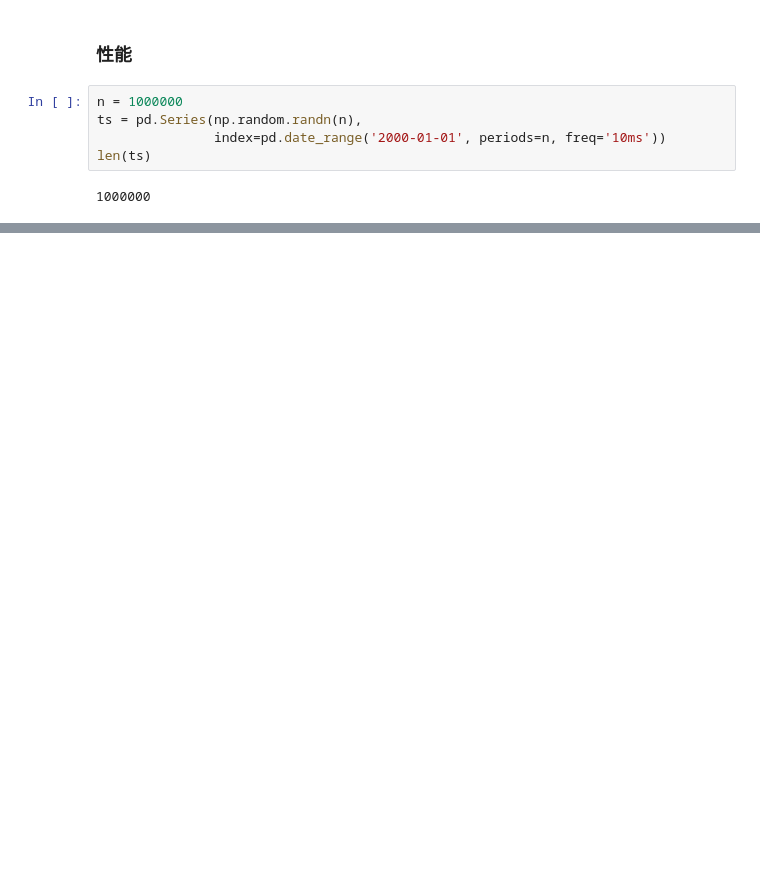
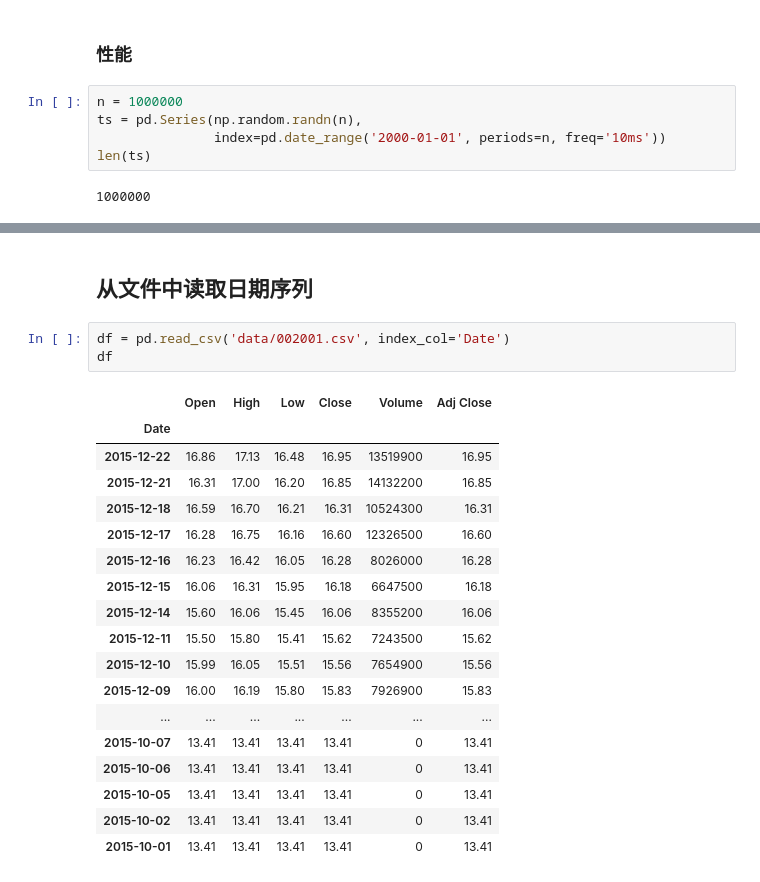
Before and after one commit to kamidox/pandas_tutor, a Jupyter notebook: 11.pandas_datetime.ipynb, the cells around one changed output, grey strips where cells are left out. Saved outputs shown, nothing was run; the diff lists cells and outputs as text; blank space fills up the shorter version.

```diff
--- a/11.pandas_datetime.ipynb
+++ b/11.pandas_datetime.ipynb
@@ -568,0 +569,24 @@ ts.resample('D', how='ohlc')
+# %% [markdown]
+## 从文件中读取日期序列
+# %%
+df = pd.read_csv('data/002001.csv', index_col='Date')
+df
+# %% [output]
+|  | Open | High | Low | Close | Volume | Adj Close |
+| Date |  |  |  |  |  |  |
+| 2015-12-22 | 16.86 | 17.13 | 16.48 | 16.95 | 13519900 | 16.95 |
+| 2015-12-21 | 16.31 | 17.00 | 16.20 | 16.85 | 14132200 | 16.85 |
+| 2015-12-18 | 16.59 | 16.70 | 16.21 | 16.31 | 10524300 | 16.31 |
+| 2015-12-17 | 16.28 | 16.75 | 16.16 | 16.60 | 12326500 | 16.60 |
+| 2015-12-16 | 16.23 | 16.42 | 16.05 | 16.28 | 8026000 | 16.28 |
+| 2015-12-15 | 16.06 | 16.31 | 15.95 | 16.18 | 6647500 | 16.18 |
+| 2015-12-14 | 15.60 | 16.06 | 15.45 | 16.06 | 8355200 | 16.06 |
+| 2015-12-11 | 15.50 | 15.80 | 15.41 | 15.62 | 7243500 | 15.62 |
+| 2015-12-10 | 15.99 | 16.05 | 15.51 | 15.56 | 7654900 | 15.56 |
+| 2015-12-09 | 16.00 | 16.19 | 15.80 | 15.83 | 7926900 | 15.83 |
+| ... | ... | ... | ... | ... | ... | ... |
+| 2015-10-07 | 13.41 | 13.41 | 13.41 | 13.41 | 0 | 13.41 |
+| 2015-10-06 | 13.41 | 13.41 | 13.41 | 13.41 | 0 | 13.41 |
+| 2015-10-05 | 13.41 | 13.41 | 13.41 | 13.41 | 0 | 13.41 |
+| 2015-10-02 | 13.41 | 13.41 | 13.41 | 13.41 | 0 | 13.41 |
+| 2015-10-01 | 13.41 | 13.41 | 13.41 | 13.41 | 0 | 13.41 |
```
Also changed, not shown: parts of 33 cells of this notebook, 2 other files.
